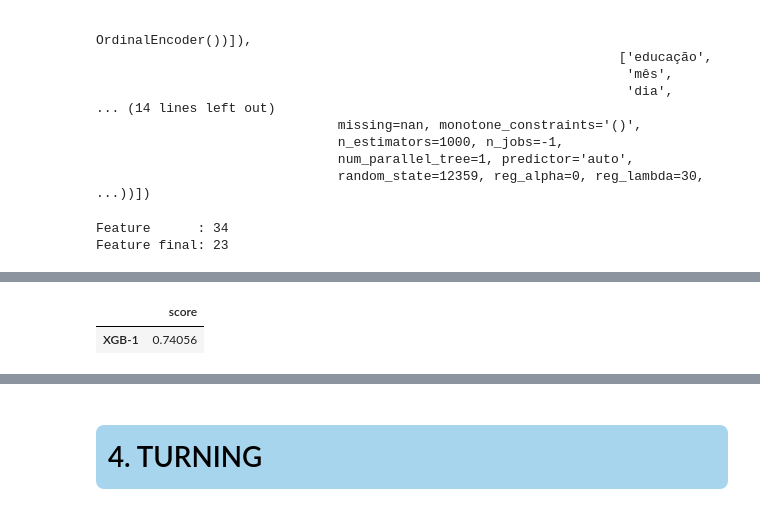
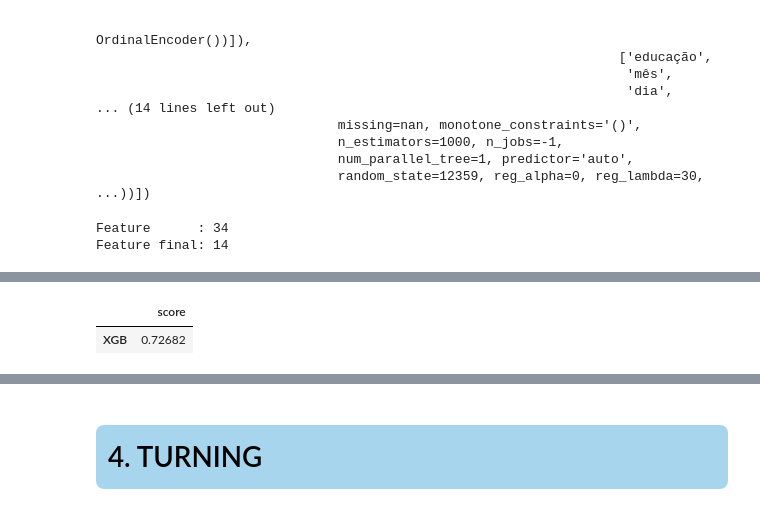
Before and after one commit to rogeriodelfim/Competicoes, a Jupyter notebook: Flai/10/03 - Tunning.ipynb, the cells around one changed output, grey strips where cells are left out. Saved outputs shown, nothing was run; the diff lists cells and outputs as text; code cells hidden in the pictures.

```diff
--- a/Flai/10/03 - Tunning.ipynb
+++ b/Flai/10/03 - Tunning.ipynb
@@ -936,7 +938,8 @@ def delete_files(namefile):
                         os.remove(os.path.join(raiz, arquivo))
 # %%
 def save_data_model(model_, model_name_, path_, y_pred_train_prob_, y_pred_test_prob_, y_pred_test_submission_,
-                    score_, seed_, level_='1', target_='target', cutoff_value_=.6, gera_submission_=True):
+                    score_, seed_, target_, level_='1', cutoff_value_=.6, gera_submission_=True,
+                    is_tunning_=False):
 
     level = 'n' + level_ + '/'
 
@@ -954,8 +957,10 @@ def save_data_model(model_, model_name_, path_, y_pred_train_prob_, y_pred_test_
         jb.dump(model_, path_name_model)
 
         if gera_submission_:
-            df_submission[target_] = y_pred_test_submission_
-            df_submission.to_csv(path_ + 'Data/submission/' + model_name_+ '.csv', index=False)
+            if is_tunning_==False:
+                df_sub = pd.DataFrame({target_: np.zeros(len(y_pred_test_submission_))})
+                df_sub[target_] = y_pred_test_submission_
+                df_sub.to_csv(path_ + 'Data/submission/' + model_name_+ '.csv', index=False)
 # %%
 def plot_metric(result):
     plt.figure(figsize=(16, 4))
@@ -1715,14 +1881,11 @@ over       = SMOTE(sampling_strategy=percentage, k_neighbors=5, n_jobs=-1, rando
 under      = RandomUnderSampler(sampling_strategy=percentage, random_state=seed)
 
 # Processamento
-
-
-
 selectKbest      = ('SelectKBest', SelectKBest(score_func=f_classif, k=12))
 transf_column    = ('transform', processor)
 var_threshold    = ('variancethreshold', VarianceThreshold(threshold=0.04))
 sel_percentile   = ('selectpercentile', SelectPercentile(f_classif, percentile=85))
-drop_feature_cor = ('dropfeaturecorr', DropConstantFeatures(tol=0.96))
+drop_feature_cor = ('dropfeaturecorr', DropConstantFeatures(tol=0.80))
 scaler           = ('preprocessor', StandardScaler())
 
 # Pipelne
@@ -1765,13 +1928,11 @@ print('Feature      : {}'.format(col_origen))
 print('Feature final: {}'.format(col_end))
 # %% [output]
 Feature      : 34
-Feature final: 23
+Feature final: 14
 # %%
 %%time
 
-models = [('XGB-1', pipeline_xgb, 1, 'xgb_tun_06_pp', pipeline_processor, 15),
-          #('XGB-2', model_xgb, 4, 'xgb_tun_07_pp', pipeline_processor, 15)
-         ]
+models = [('XGB', pipeline_xgb, 1, 'xgb_tun_06_pp', pipeline_processor, 15)]
 
 mdl_list_fit, df_pred_tr, df_pred_ts, df_score_mdl, score = \
     model_cv_fit(models_       = models,
@@ -1781,13 +1942,9 @@ mdl_list_fit, df_pred_tr, df_pred_ts, df_score_mdl, score = \
                  path_         = path,
                  seed_         = seed,
                  target_       = target,
-                 create_sub_   = False,
+                 create_sub_   = True,
                  n_splits_     = 10,
                  print_report_ = True)
 
-# F1-score: 0.73363 - F1-Train: 0.75822 - L.Loss: 0.42552 - 0h 0m 28s
-# F1-score: 0.73972 - F1-Train: 0.75625 - L.Loss: 0.42272 - 0h 0m 19s
-# F1-score: 0.73973 - F1-Train: 0.75601 - L.Loss: 0.42258 - 0h 0m 19s
-# F1-score: 0.73652 - F1-Train: 0.75693 - L.Loss: 0.42306 - 0h 0m 20s
-# F1-score: 0.74056 - F1-Train: 0.75675 - L.Loss: 0.42222 - 0h 0m 19s
+# F1-score: 0.72682 - F1-Train: 0.74594 - L.Loss: 0.43352 - 0h 0m 16s
 # %% [output]
@@ -1811,2 +1968,2 @@ weighted avg       0.83      0.80      0.80      5685
 |  | score |
-| XGB-1 | 0.74056 |
+| XGB | 0.72682 |
```
Also changed, not shown: parts of 32 cells of this notebook, 3 other files.
